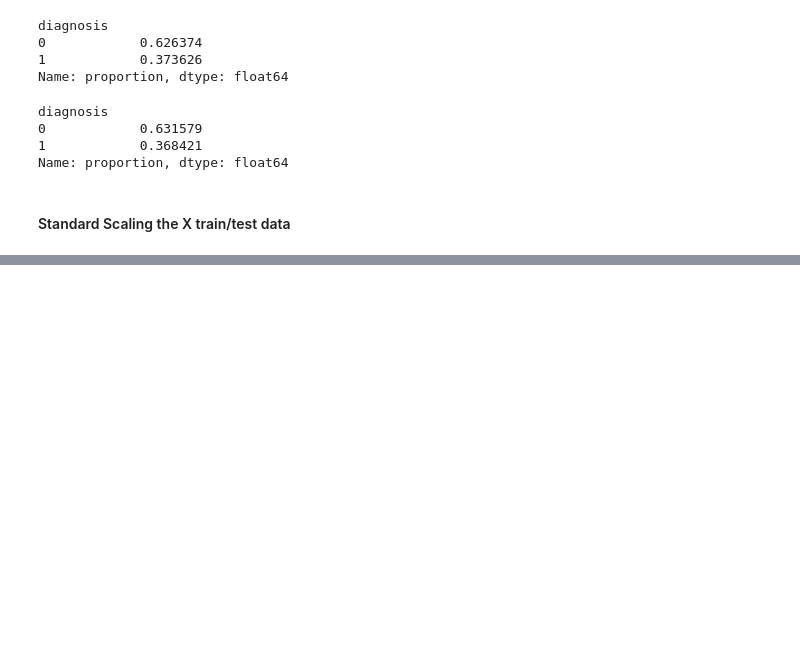
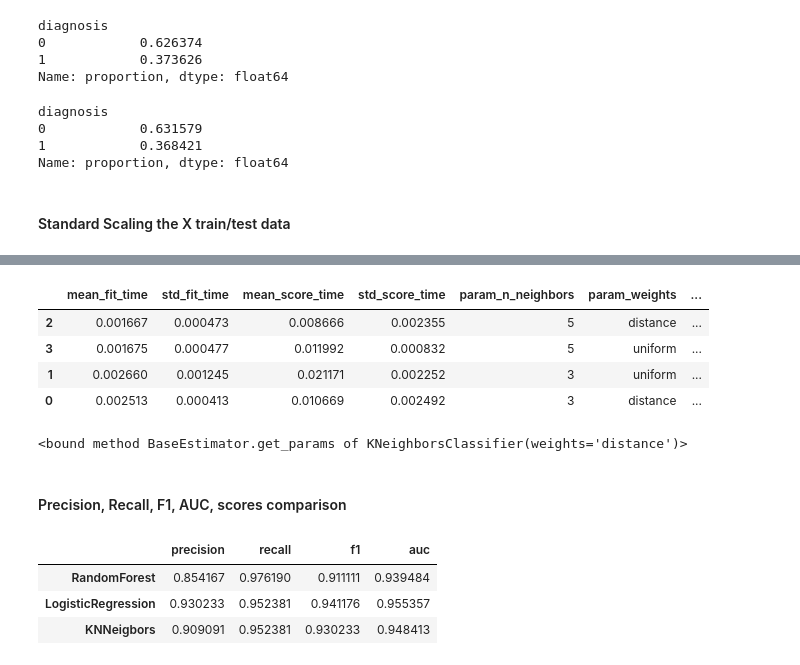
Before and after one commit to Citizen-XX/IBM-MachineLearningProfessionalCertificate, a Jupyter notebook: SupervisedMachineLearning_Classification/Module6/ClassificationProj_BreastCanc.ipynb, the cells around one changed output, grey strips where cells are left out. Saved outputs shown, nothing was run; the diff lists cells and outputs as text; code cells hidden in the pictures; blank space fills up the shorter version.

```diff
--- a/SupervisedMachineLearning_Classification/Module6/ClassificationProj_BreastCanc.ipynb
+++ b/SupervisedMachineLearning_Classification/Module6/ClassificationProj_BreastCanc.ipynb
@@ -260,0 +330,15 @@ display = PartialDependenceDisplay.from_estimator(
+# %%
+pd.DataFrame(search.cv_results_).sort_values(by=["mean_test_f1","mean_test_roc_auc"],ascending=False).head()
+# %% [output]
+|  | mean_fit_time | std_fit_time | mean_score_time | std_score_time | param_n_neighbors | param_weights | ... |
+| 2 | 0.001667 | 0.000473 | 0.008666 | 0.002355 | 5 | distance | ... |
+| 3 | 0.001675 | 0.000477 | 0.011992 | 0.000832 | 5 | uniform | ... |
+| 1 | 0.002660 | 0.001245 | 0.021171 | 0.002252 | 3 | uniform | ... |
+| 0 | 0.002513 | 0.000413 | 0.010669 | 0.002492 | 3 | distance | ... |
+# %%
+KNN_best = search.best_estimator_
+KNN_best.get_params
+# %% [output]
+<bound method BaseEstimator.get_params of KNeighborsClassifier(weights='distance')>
+# %% [markdown]
+#### Precision, Recall, F1, AUC, scores comparison
@@ -260,0 +359,9 @@ display = PartialDependenceDisplay.from_estimator(
+# %%
+scores_df = scores_df.T
+scores_df.columns = ["precision","recall","f1","auc"]
+scores_df
+# %% [output]
+|  | precision | recall | f1 | auc |
+| RandomForest | 0.854167 | 0.976190 | 0.911111 | 0.939484 |
+| LogisticRegression | 0.930233 | 0.952381 | 0.941176 | 0.955357 |
+| KNNeigbors | 0.909091 | 0.952381 | 0.930233 | 0.948413 |
```
Also changed, not shown: parts of 33 cells of this notebook.
